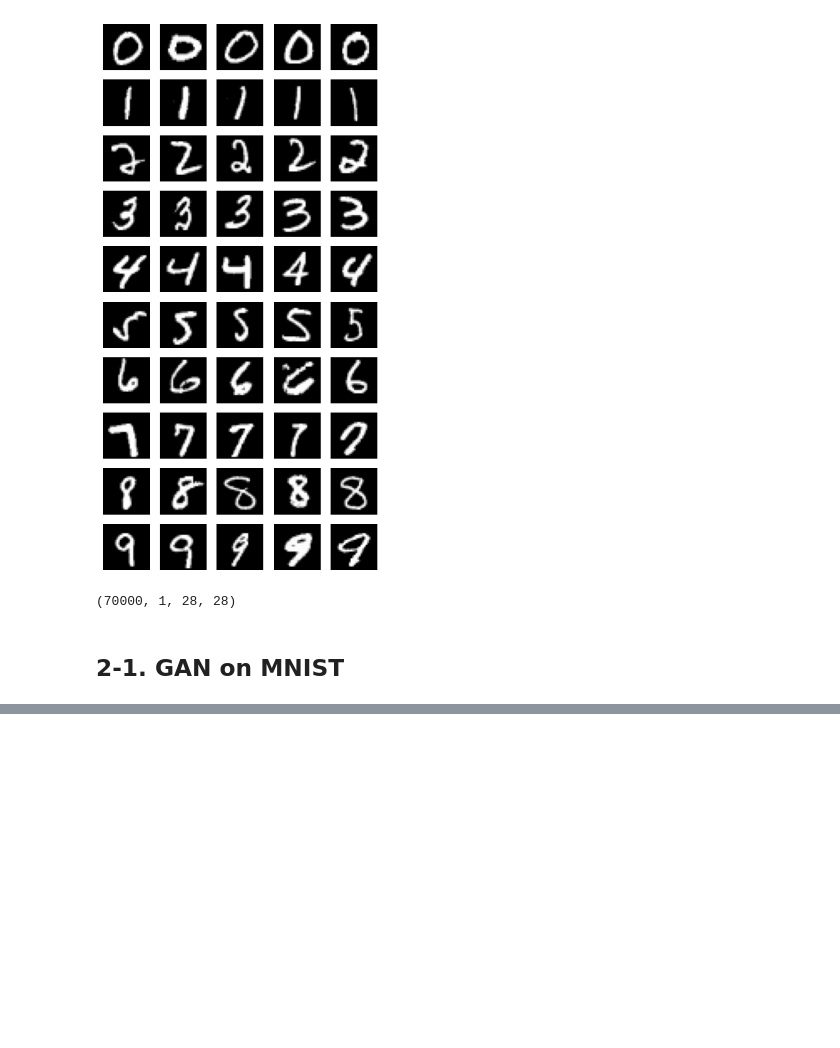
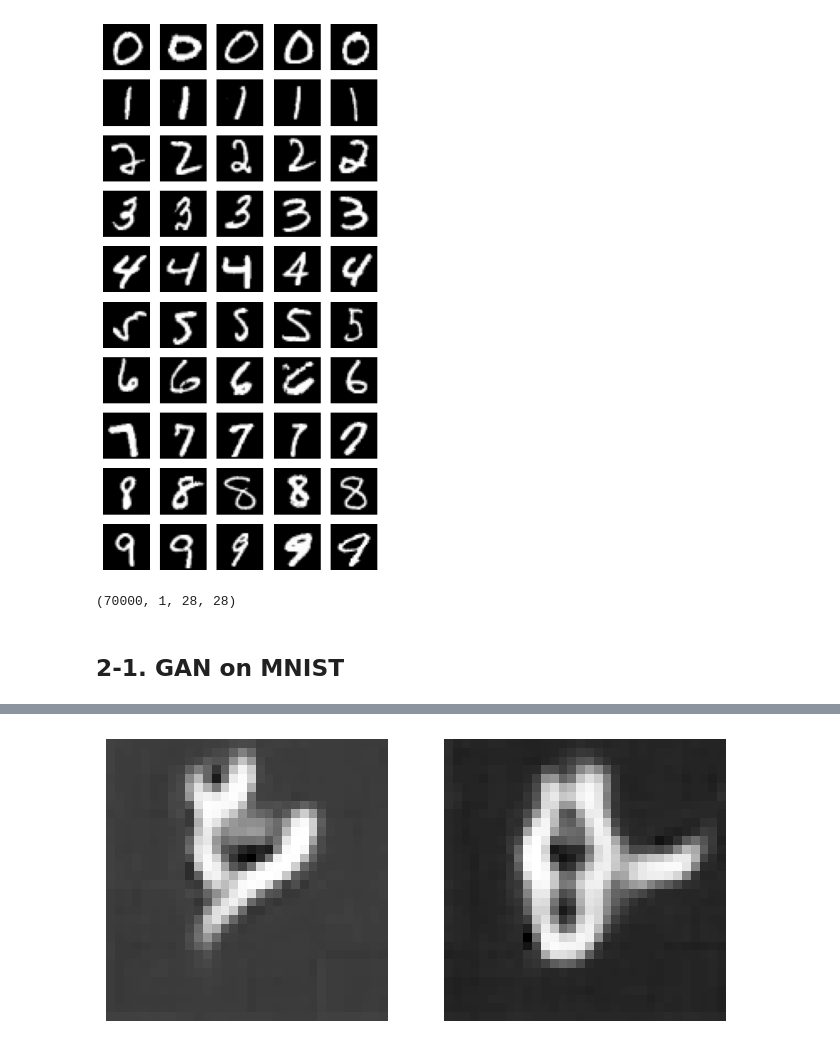
Before and after one commit to pooyaaf/Neural-Networks-Deep-Learning, a Jupyter notebook: Homework/HomeWork6/NNDL_HW6/Q2/Question_2_GenerativeAdverserialNetwork(GAN).ipynb, the cells around one changed output, grey strips where cells are left out. Drawn from its saved outputs; the diff is of its cells as text; code cells hidden in the pictures; blank space fills up the shorter version.

```diff
--- a/Homework/HomeWork6/NNDL_HW6/Q2/Question_2_GenerativeAdverserialNetwork(GAN).ipynb
+++ b/Homework/HomeWork6/NNDL_HW6/Q2/Question_2_GenerativeAdverserialNetwork(GAN).ipynb
@@ -205,0 +117,13 @@ Streaming output truncated to the last 5000 lines.
+# %%
+def get_mnist_dataloaders(batch_size=128):
+    all_transforms = transforms.Compose([
+        transforms.Resize(32),
+        transforms.ToTensor()
+    ])
+    train_data = datasets.MNIST('../data', train=True, download=True,
+                                transform=all_transforms)
+    test_data = datasets.MNIST('../data', train=False,
+                               transform=all_transforms)
+    train_loader = DataLoader(train_data, batch_size=batch_size, shuffle=True)
+    test_loader = DataLoader(test_data, batch_size=batch_size, shuffle=True)
+    return train_loader, test_loader
@@ -205,0 +651,4 @@ Streaming output truncated to the last 5000 lines.
+# %%
+# Continue training for additional epochs
+additional_epochs = 2
+trainer.train(data_loader, additional_epochs, save_training_gif=False)
@@ -205,0 +673,26 @@ Streaming output truncated to the last 5000 lines.
+# %%
+import matplotlib.pyplot as plt
+
+# Number of images to generate
+num_generated_images = 2
+
+# Generate images using the trained model
+latent_samples = Variable(trainer.G.sample_latent(num_generated_images))
+if trainer.use_cuda:
+    latent_samples = latent_samples.cuda()
+
+generated_data = trainer.G(latent_samples)
+
+# Remove the extra dimension and convert to numpy array
+generated_images = generated_data[:, 0, :, :].data.cpu().numpy()
+
+# Plot the generated images
+fig, axes = plt.subplots(1, num_generated_images, figsize=(8, 4))
+
+for i in range(num_generated_images):
+    axes[i].imshow(generated_images[i], cmap='gray')
+    axes[i].axis('off')
+
+plt.show()
+# %% [output]
+[figure, added]
```
Also changed, not shown: parts of 17 cells of this notebook.
